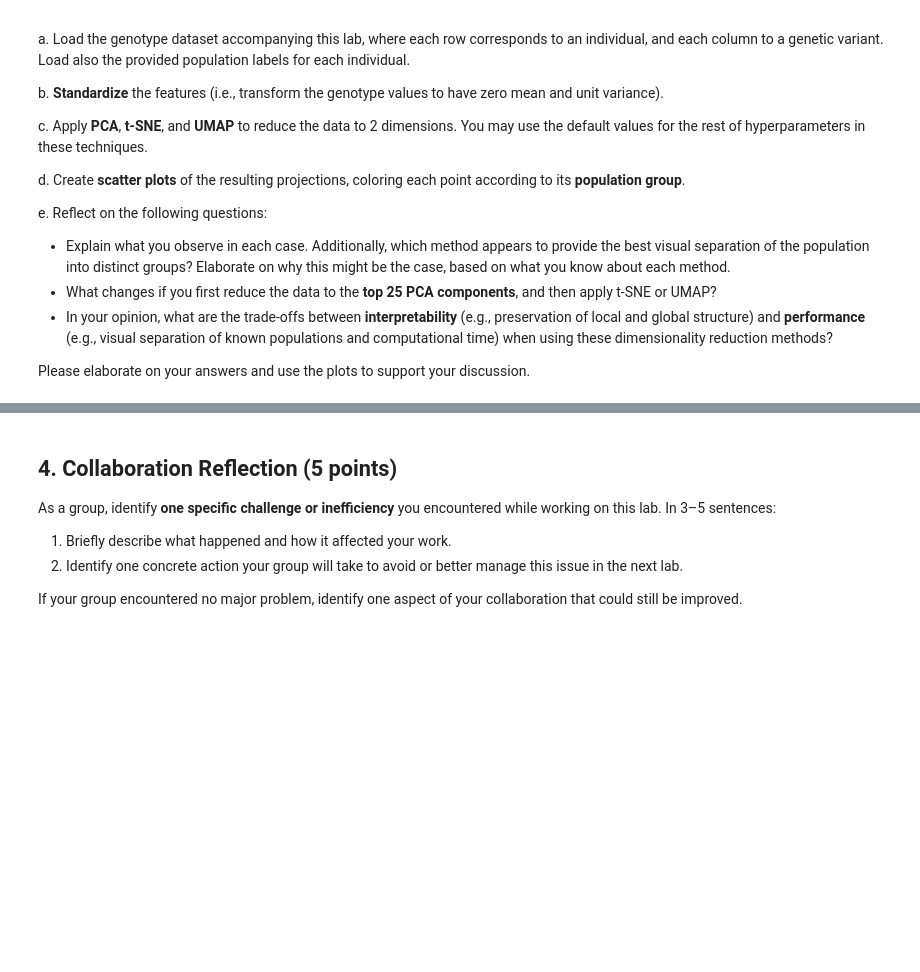
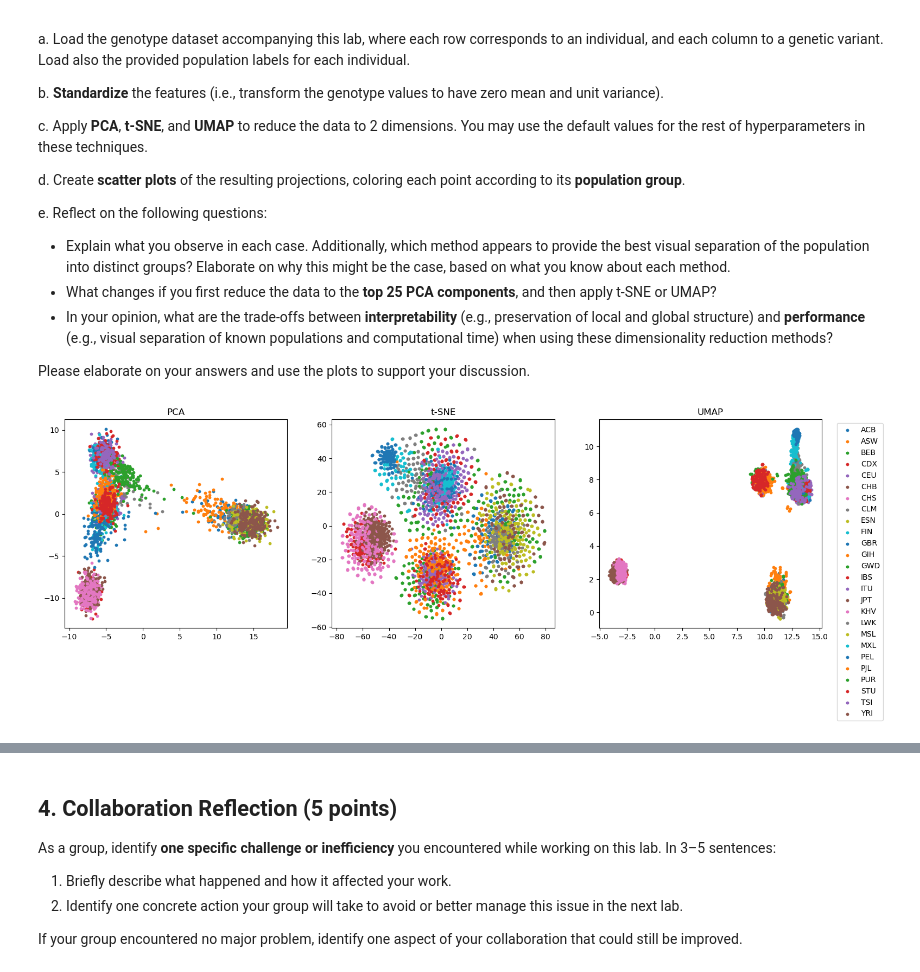
Before and after one commit to rashiadhikarira/ML2_LAB03, a Jupyter notebook: 03-tsne-and-umap.ipynb, the cells around one changed output, grey strips where cells are left out. Saved outputs shown, nothing was run; the diff lists cells and outputs as text; code cells hidden in the pictures; blank space fills up the shorter version.

```diff
--- a/03-tsne-and-umap.ipynb
+++ b/03-tsne-and-umap.ipynb
@@ -169,4 +169,37 @@ e. Reflect on the following questions:
 
 Please elaborate on your answers and use the plots to support your discussion.
 # %%
-# YOUR CODE HERE
+#a)
+import numpy as np
+
+X = np.load("genome_data_lab3.npy")
+population_labels = np.loadtxt("population_labels_lab3.txt", dtype=str)
+
+#b)
+from sklearn.preprocessing import StandardScaler
+
+scaler = StandardScaler()
+X_scaled = scaler.fit_transform(X)
+
+#c)
+from sklearn.decomposition import PCA
+from sklearn.manifold import TSNE
+import umap
+
+X_pca = PCA(n_components=2).fit_transform(X_scaled)
+X_tsne = TSNE(n_components=2).fit_transform(X_scaled)
+X_umap = umap.UMAP(n_components=2).fit_transform(X_scaled)
+
+#d)
+import matplotlib.pyplot as plt
+
+fig, axes = plt.subplots(1, 3, figsize=(18, 5))
+for ax, data, title in zip(axes, [X_pca, X_tsne, X_umap], ["PCA", "t-SNE", "UMAP"]):
+    for pop in np.unique(population_labels):
+        mask = population_labels == pop
+        ax.scatter(data[mask, 0], data[mask, 1], label=pop, s=10)
+    ax.set_title(title)
+axes[2].legend(bbox_to_anchor=(1.05, 1), loc="upper left")
+plt.show()
+# %% [output]
+[figure, added]
```
Also changed, not shown: parts of 2 cells of this notebook.
